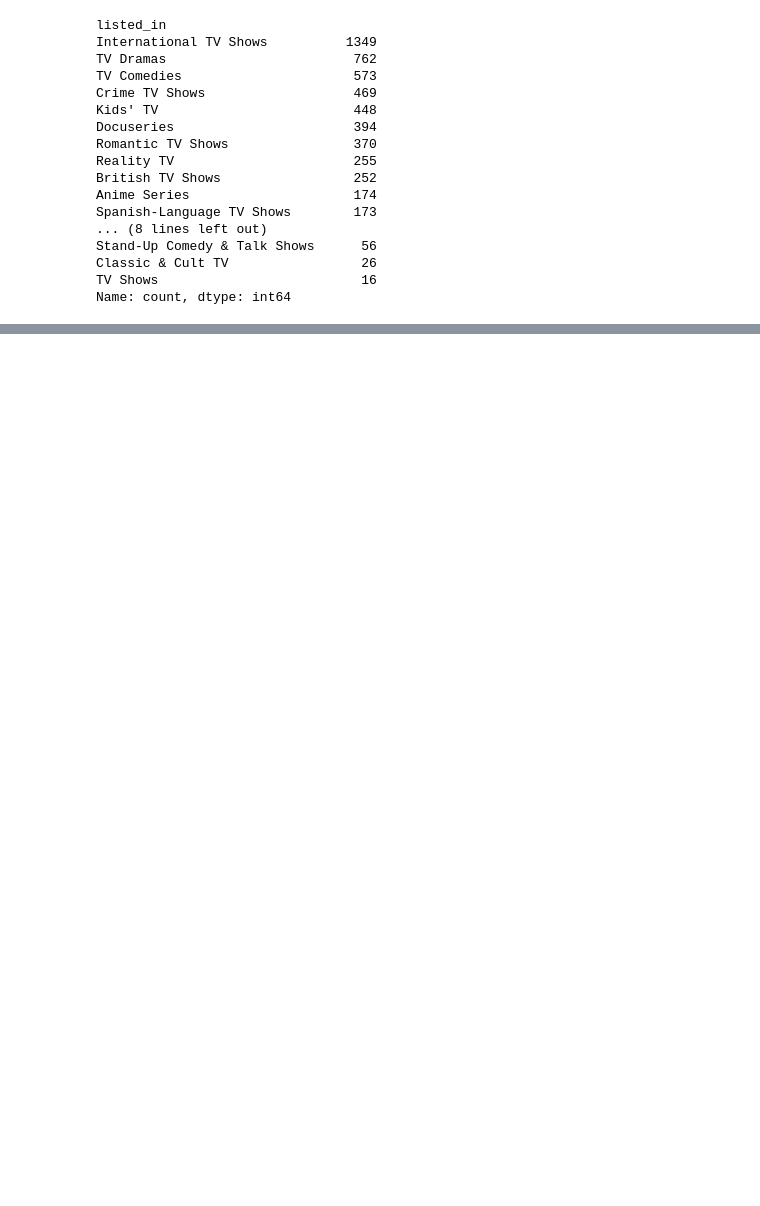
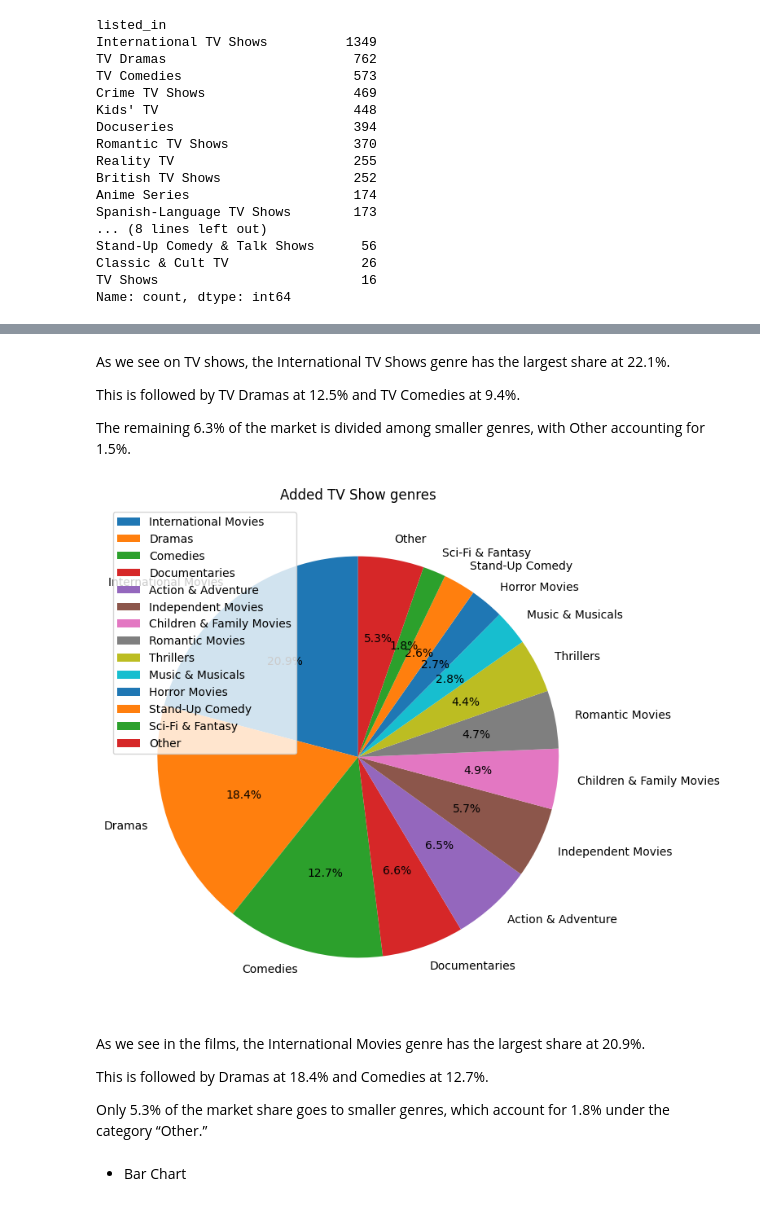
Before and after one commit to HashAlike/Data-Analysis-Notes, a Jupyter notebook: Mini_projects/01-Netflix Movie & TV Series Analysis/Netflix_Movie&TV_Series_Analysis.ipynb, the cells around one changed output, grey strips where cells are left out. Cells and saved outputs as stored; diff of their text form; code cells hidden in the pictures; blank space fills up the shorter version.

```diff
--- a/Mini_projects/01-Netflix Movie & TV Series Analysis/Netflix_Movie&TV_Series_Analysis.ipynb
+++ b/Mini_projects/01-Netflix Movie & TV Series Analysis/Netflix_Movie&TV_Series_Analysis.ipynb
@@ -649,0 +697,32 @@ Popularity ranking among TV Shows:
+# %% [markdown]
+ As we see on TV shows, the International TV Shows genre has the largest share at 22.1%.
+
+ This is followed by TV Dramas at 12.5% and TV Comedies at 9.4%.
+
+The remaining 6.3% of the market is divided among smaller genres, with Other accounting for 1.5%.
+# %%
+#   for Movies
+y_pts = netflix_data_exploded \
+        .query("type == 'Movie'")["listed_in"] \
+        .value_counts()
+
+
+top_years = y_pts.sort_values(ascending=False).head(13)
+other_sum = y_pts.sum() - top_years.sum()
+top_years["Other"] = other_sum
+
+plt.figure(figsize=(8,8))
+plt.pie(top_years.values, labels=top_years.index, autopct='%1.1f%%', startangle=90)
+plt.title("Added TV Show genres")
+plt.legend()
+plt.show()
+# %% [output]
+[figure, added]
+# %% [markdown]
+As we see in the films, the International Movies genre has the largest share at 20.9%.
+
+ This is followed by Dramas at 18.4% and Comedies at 12.7%.
+
+Only 5.3% of the market share goes to smaller genres, which account for 1.8% under the category “Other.”
+# %% [markdown]
+- Bar Chart
```
Also changed, not shown: parts of 12 cells of this notebook.
